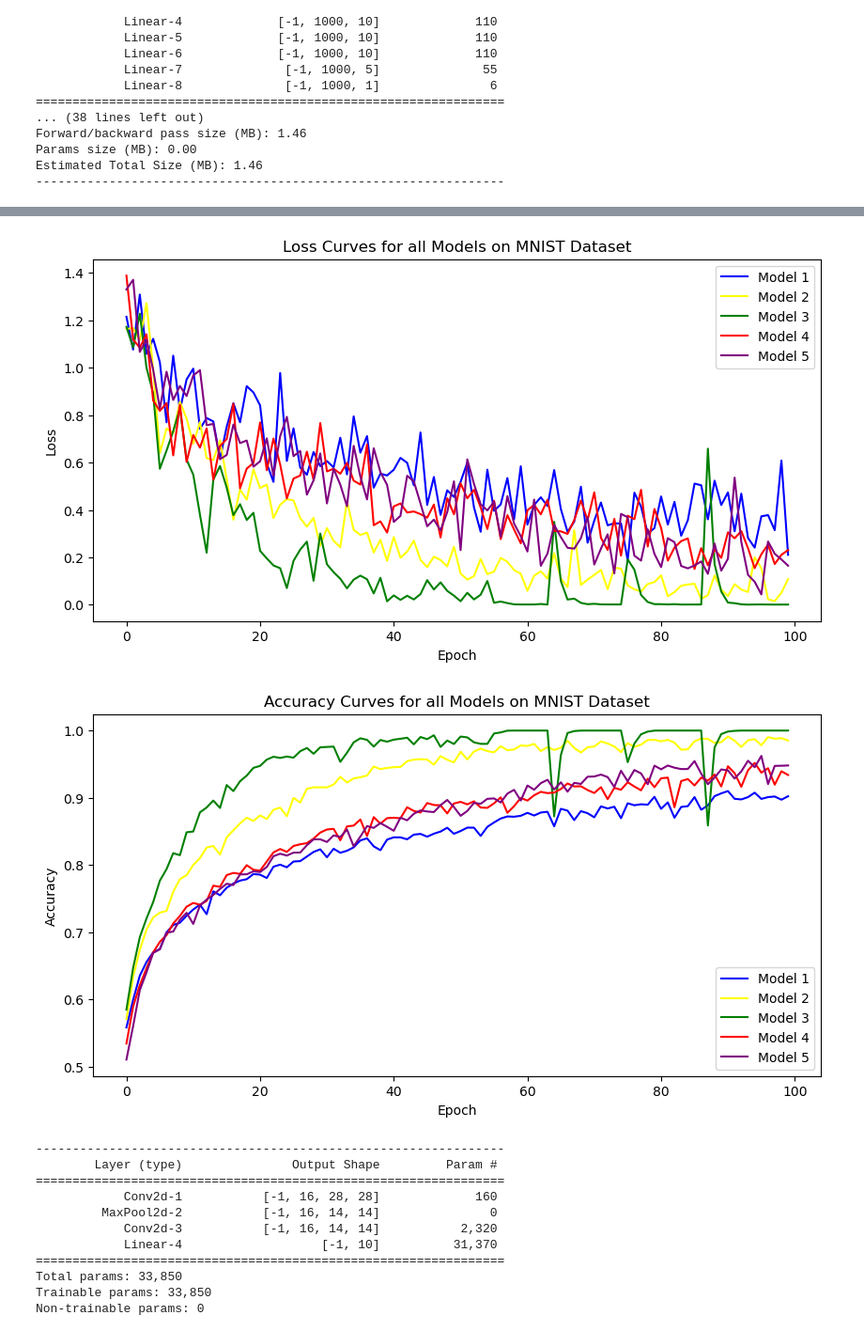
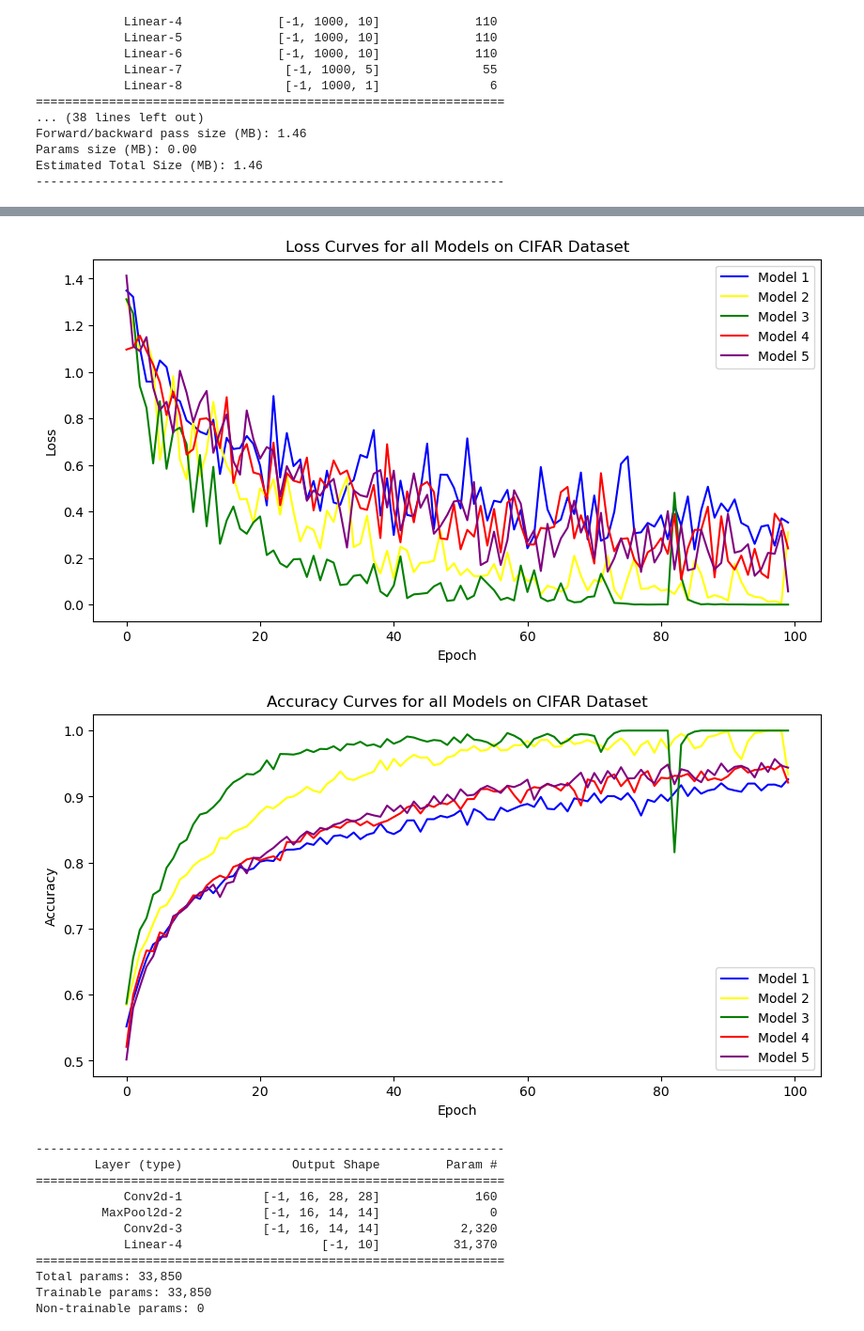
Before and after one commit to ChaoyiZh/CPSC8430, a Jupyter notebook: HW1/Problem_1.ipynb, the cells around one changed output, grey strips where cells are left out. Shown at 94% size. Saved outputs shown, nothing was run; the diff lists cells and outputs as text; code cells hidden in the pictures.

```diff
--- a/HW1/Problem_1.ipynb
+++ b/HW1/Problem_1.ipynb
@@ -489,35 +492,35 @@ Finished Training
 # %%
 
 plt.figure(figsize=(10, 5))
-plt.title('Loss Curves for all Models on MNIST Dataset')
+plt.title('Loss Curves for all Models on CIFAR Dataset')
 plt.xlabel('Epoch')
 plt.ylabel('Loss')
 
 plt.plot(losses_1_cifar, label='Model 1', color='blue')
 plt.plot(losses_2_cifar, label='Model 2', color='yellow')
 plt.plot(losses_3_cifar, label='Model 3', color='green')
 plt.plot(losses_4_cifar, label='Model 4', color='red')
 plt.plot(losses_5_cifar, label='Model 5', color='purple')
 
 plt.legend()
 plt.show()
 
 plt.figure(figsize=(10, 5))
-plt.title('Accuracy Curves for all Models on MNIST Dataset')
+plt.title('Accuracy Curves for all Models on CIFAR Dataset')
 plt.xlabel('Epoch')
 plt.ylabel('Accuracy')
 
 plt.plot(accuracies_1_cifar, label='Model 1', color='blue')
 plt.plot(accuracies_2_cifar, label='Model 2', color='yellow')
 plt.plot(accuracies_3_cifar, label='Model 3', color='green')
 plt.plot(accuracies_4_cifar, label='Model 4', color='red')
 plt.plot(accuracies_5_cifar, label='Model 5', color='purple')
 
 plt.legend()
 plt.show()
 # %% [output]
-[figure, old version]
+[figure, new version]
-[figure, old version]
+[figure, new version]
 # %%
 summary(model_1_minist, input_size=(1,28,28))
 summary(model_2_minist, input_size=(1,28,28))
```
Also changed, not shown: parts of 6 cells of this notebook, 1 other file.
